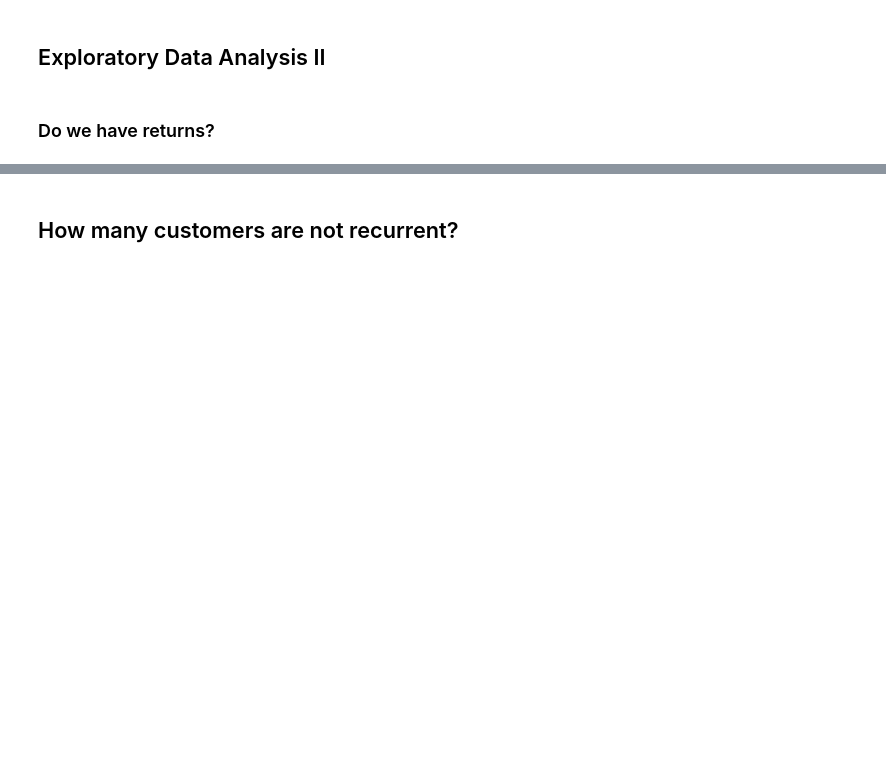
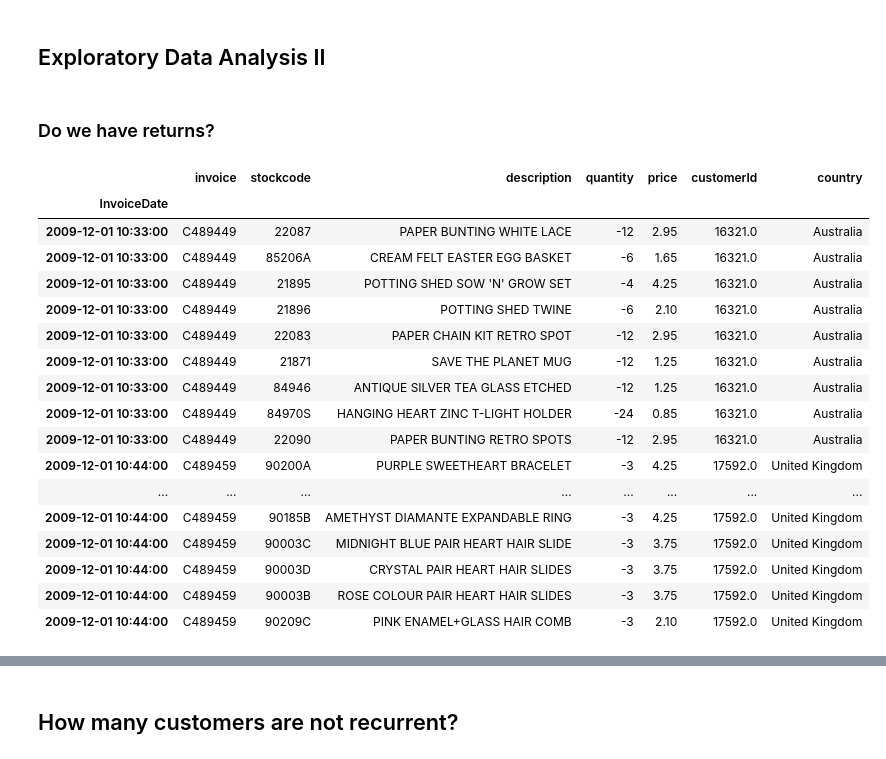
Before and after one commit to EduardoJMatosRomero/2MachLearnCA1, a Jupyter notebook: Untitled.ipynb, the cells around one changed output, grey strips where cells are left out. Saved outputs shown, nothing was run; the diff lists cells and outputs as text; code cells hidden in the pictures; blank space fills up the shorter version.

```diff
--- a/Untitled.ipynb
+++ b/Untitled.ipynb
@@ -166,4 +304,23 @@ df1.isnull().sum(axis=0)
 # %% [markdown]
 ### Do we have returns?
 # %%
-df[df['Quantity'] < 0].head()
+df[df['quantity'] < 0].head(20)
+# %% [output]
+|  | invoice | stockcode | description | quantity | price | customerId | country |
+| InvoiceDate |  |  |  |  |  |  |  |
+| 2009-12-01 10:33:00 | C489449 | 22087 | PAPER BUNTING WHITE LACE | -12 | 2.95 | 16321.0 | Australia |
+| 2009-12-01 10:33:00 | C489449 | 85206A | CREAM FELT EASTER EGG BASKET | -6 | 1.65 | 16321.0 | Australia |
+| 2009-12-01 10:33:00 | C489449 | 21895 | POTTING SHED SOW 'N' GROW SET | -4 | 4.25 | 16321.0 | Australia |
+| 2009-12-01 10:33:00 | C489449 | 21896 | POTTING SHED TWINE | -6 | 2.10 | 16321.0 | Australia |
+| 2009-12-01 10:33:00 | C489449 | 22083 | PAPER CHAIN KIT RETRO SPOT | -12 | 2.95 | 16321.0 | Australia |
+| 2009-12-01 10:33:00 | C489449 | 21871 | SAVE THE PLANET MUG | -12 | 1.25 | 16321.0 | Australia |
+| 2009-12-01 10:33:00 | C489449 | 84946 | ANTIQUE SILVER TEA GLASS ETCHED | -12 | 1.25 | 16321.0 | Australia |
+| 2009-12-01 10:33:00 | C489449 | 84970S | HANGING HEART ZINC T-LIGHT HOLDER | -24 | 0.85 | 16321.0 | Australia |
+| 2009-12-01 10:33:00 | C489449 | 22090 | PAPER BUNTING RETRO SPOTS | -12 | 2.95 | 16321.0 | Australia |
+| 2009-12-01 10:44:00 | C489459 | 90200A | PURPLE SWEETHEART BRACELET | -3 | 4.25 | 17592.0 | United Kingdom |
+| ... | ... | ... | ... | ... | ... | ... | ... |
+| 2009-12-01 10:44:00 | C489459 | 90185B | AMETHYST DIAMANTE EXPANDABLE RING | -3 | 4.25 | 17592.0 | United Kingdom |
+| 2009-12-01 10:44:00 | C489459 | 90003C | MIDNIGHT BLUE PAIR HEART HAIR SLIDE | -3 | 3.75 | 17592.0 | United Kingdom |
+| 2009-12-01 10:44:00 | C489459 | 90003D | CRYSTAL PAIR HEART HAIR SLIDES | -3 | 3.75 | 17592.0 | United Kingdom |
+| 2009-12-01 10:44:00 | C489459 | 90003B | ROSE COLOUR PAIR HEART HAIR SLIDES | -3 | 3.75 | 17592.0 | United Kingdom |
+| 2009-12-01 10:44:00 | C489459 | 90209C | PINK ENAMEL+GLASS HAIR COMB | -3 | 2.10 | 17592.0 | United Kingdom |
```
Also changed, not shown: parts of 28 cells of this notebook.
